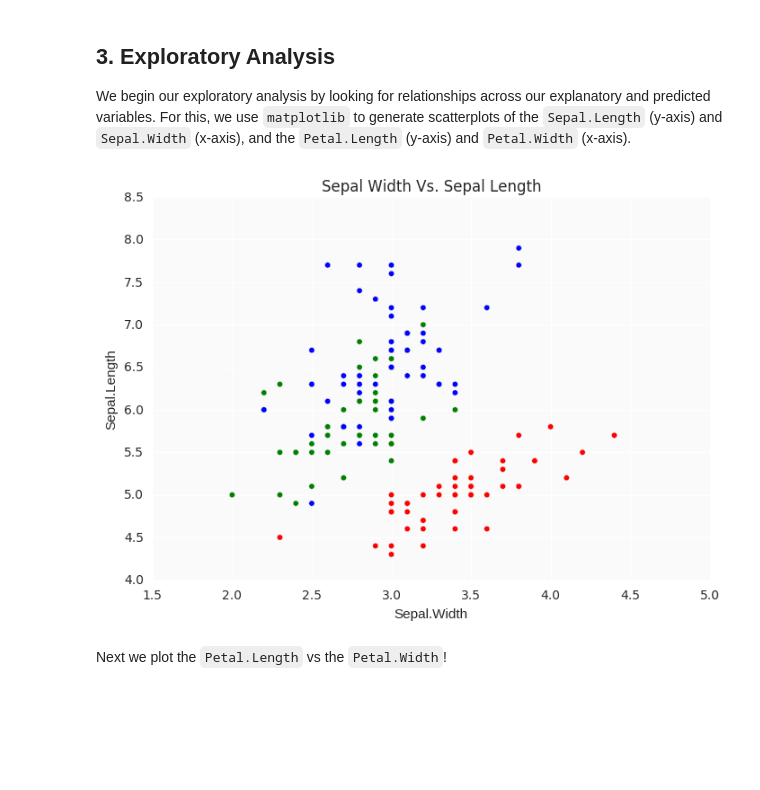
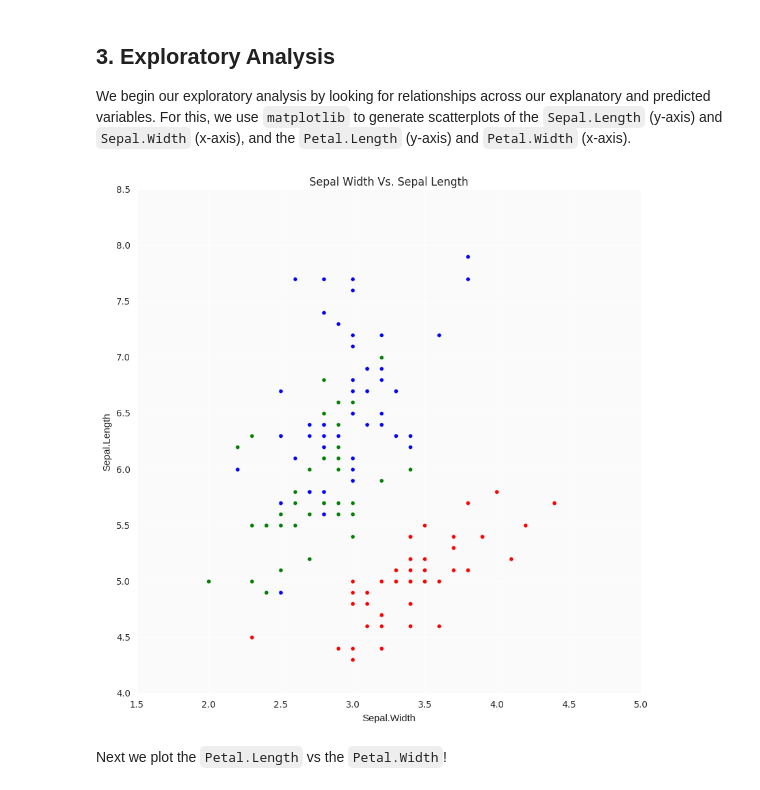
Before and after one commit to dcamposliz/classification_iris, a Jupyter notebook: kNearestNeighbor.ipynb, the cells around one changed output. Saved outputs shown, nothing was run; the diff lists cells and outputs as text; code cells hidden in the pictures; blank space fills up the shorter version.

```diff
--- a/kNearestNeighbor.ipynb
+++ b/kNearestNeighbor.ipynb
@@ -36,23 +36,23 @@ Next we do exploratory analysis.
 ## 3. Exploratory Analysis
 We begin our exploratory analysis by looking for relationships across our explanatory and predicted variables. For this, we use `matplotlib` to  generate scatterplots of the `Sepal.Length` (y-axis) and `Sepal.Width` (x-axis), and the `Petal.Length` (y-axis) and `Petal.Width` (x-axis).
 # %%
-fig, ax = plt.subplots()
+fig, ax = plt.subplots(figsize=(10, 10))
 
 # REFERENCE (SINCE COULDN'T FIND WAY TO DO USING JUST simple matplotlib commands):
 # http://stackoverflow.com/questions/26139423/plot-different-color-for-different-categorical-levels-using-matplotlib
 colors = {'Iris-setosa':'red', 'Iris-versicolor':'green', 'Iris-virginica':'blue'}
 
 ax.set_axis_bgcolor('#fafafa')
 
 plt.title("Sepal Width Vs. Sepal Length")
 plt.ylabel("Sepal.Length")
 plt.xlabel("Sepal.Width")
 
 plt.scatter(iris['Sepal.Width'], iris['Sepal.Length'],
             c = iris['Species'].apply(lambda x: colors[x]))
 plt.show()
 # %% [output]
-[figure, old version]
+[figure, new version]
 # %% [markdown]
 Next we plot the `Petal.Length` vs the `Petal.Width`!
 # %%
```
Also changed, not shown: parts of 1 cell of this notebook.
